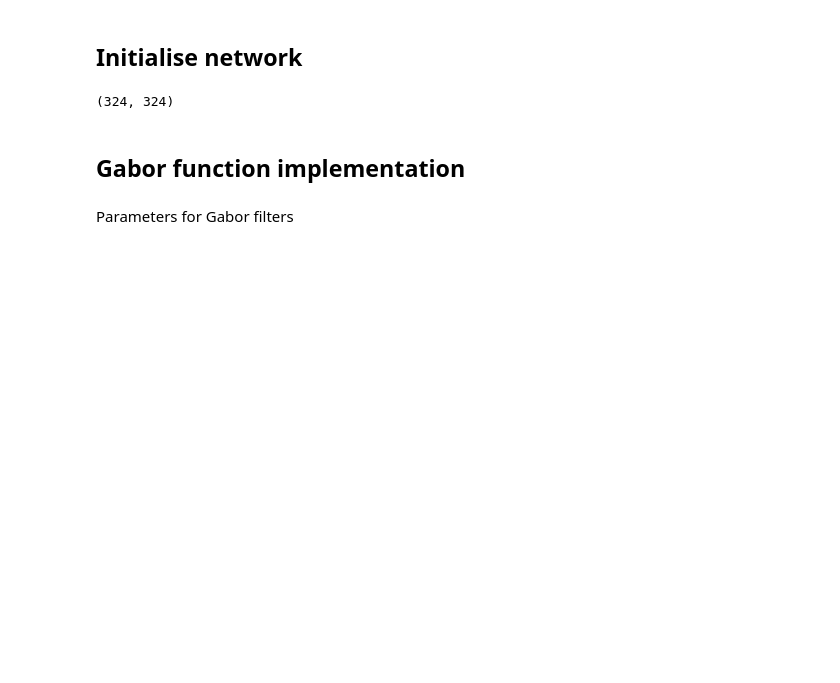
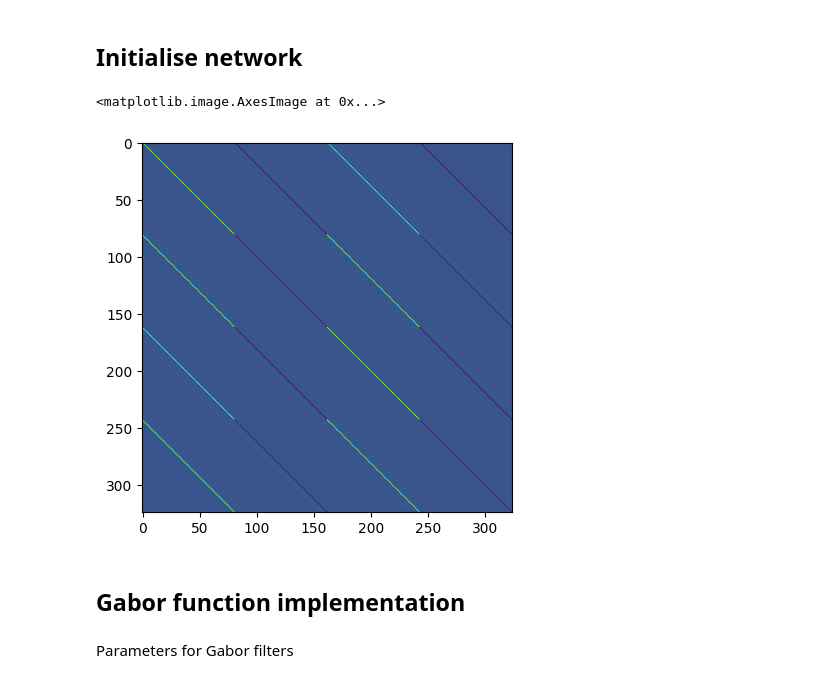
Before and after one commit to clarapecci/SSN_VPL, a Jupyter notebook: 2D SSN simulation.ipynb, the cells around one changed output. Drawn from its saved outputs; the diff is of its cells as text; code cells hidden in the pictures; blank space fills up the shorter version.

```diff
--- a/2D SSN simulation.ipynb
+++ b/2D SSN simulation.ipynb
@@ -71,5 +62,6 @@ ssn = SSN2DTopoV1_AMPAGABA(ssn_pars.n, ssn_pars.k, ssn_pars.tauE,
-# %%
-ssn.W.shape
-# %% [output]
-(324, 324)
+# %%
+plt.imshow(ssn.W)
+# %% [output]
+<matplotlib.image.AxesImage at 0x...>
+[figure, added]
 # %% [markdown]
```
Also changed, not shown: parts of 25 cells of this notebook.
